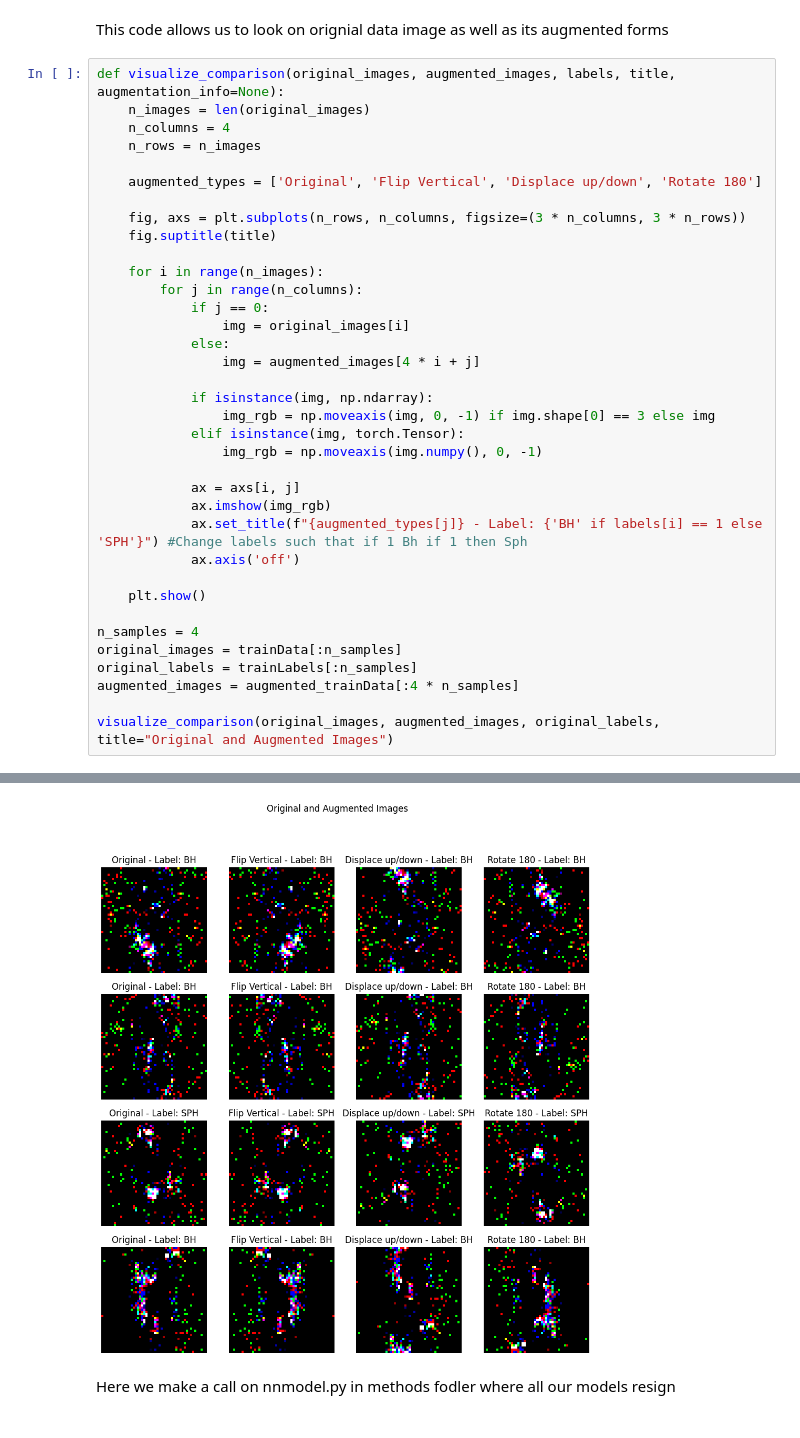
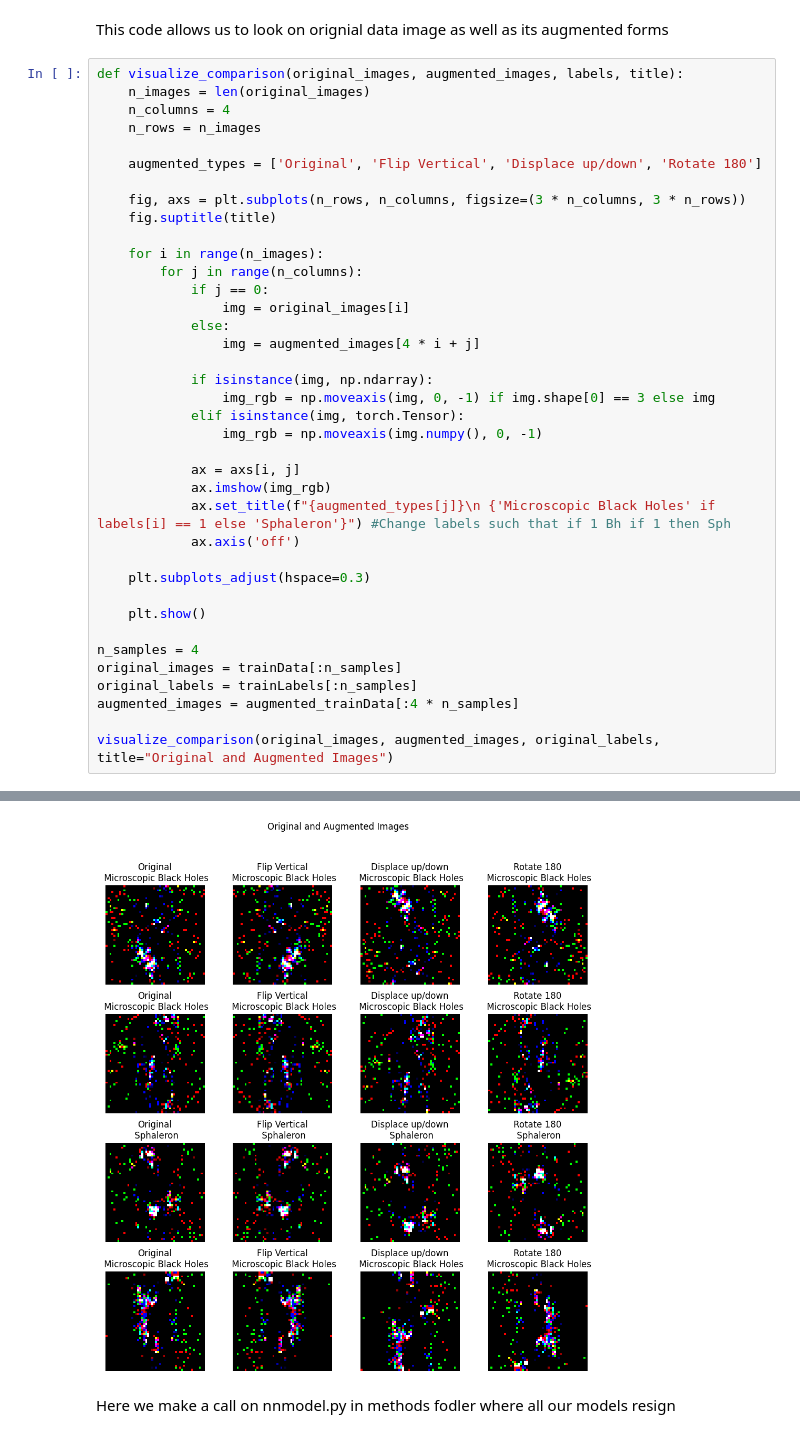
Before and after one commit to iRootTsar/Optimazing-klassification-of-ATLAS-detector-data--CERN-, a Jupyter notebook: notebooks/pyTorch/FinalCNNModRoll.ipynb, the cells around one changed output, grey strips where cells are left out. Saved outputs shown, nothing was run; the diff lists cells and outputs as text.

```diff
--- a/notebooks/pyTorch/FinalCNNModRoll.ipynb
+++ b/notebooks/pyTorch/FinalCNNModRoll.ipynb
@@ -114,7 +114,7 @@ testLoader = DataLoader(test, shuffle=True, batch_size=500)
 # %% [markdown]
 This code allows us to look on orignial data image as well as its augmented forms
 # %%
-def visualize_comparison(original_images, augmented_images, labels, title, augmentation_info=None):
+def visualize_comparison(original_images, augmented_images, labels, title):
     n_images = len(original_images)
     n_columns = 4
     n_rows = n_images
@@ -138,35 +138,37 @@ def visualize_comparison(original_images, augmented_images, labels, title, augme
 
             ax = axs[i, j]
             ax.imshow(img_rgb)
-            ax.set_title(f"{augmented_types[j]} - Label: {'BH' if labels[i] == 1 else 'SPH'}") #Change labels such that if 1 Bh if 1 then Sph
+            ax.set_title(f"{augmented_types[j]}\n {'Microscopic Black Holes' if labels[i] == 1 else 'Sphaleron'}") #Change labels such that if 1 Bh if 1 then Sph
             ax.axis('off')
+
+    plt.subplots_adjust(hspace=0.3)
 
     plt.show()
 
 n_samples = 4
 original_images = trainData[:n_samples]
 original_labels = trainLabels[:n_samples]
 augmented_images = augmented_trainData[:4 * n_samples]
 
 visualize_comparison(original_images, augmented_images, original_labels, title="Original and Augmented Images")
 # %% [output]
 Clipping input data to the valid range for imshow with RGB data ([0..1] for floats or [0..255] for integers).
 Clipping input data to the valid range for imshow with RGB data ([0..1] for floats or [0..255] for integers).
 Clipping input data to the valid range for imshow with RGB data ([0..1] for floats or [0..255] for integers).
 Clipping input data to the valid range for imshow with RGB data ([0..1] for floats or [0..255] for integers).
 Clipping input data to the valid range for imshow with RGB data ([0..1] for floats or [0..255] for integers).
 Clipping input data to the valid range for imshow with RGB data ([0..1] for floats or [0..255] for integers).
 Clipping input data to the valid range for imshow with RGB data ([0..1] for floats or [0..255] for integers).
 Clipping input data to the valid range for imshow with RGB data ([0..1] for floats or [0..255] for integers).
 Clipping input data to the valid range for imshow with RGB data ([0..1] for floats or [0..255] for integers).
 Clipping input data to the valid range for imshow with RGB data ([0..1] for floats or [0..255] for integers).
 Clipping input data to the valid range for imshow with RGB data ([0..1] for floats or [0..255] for integers).
 Clipping input data to the valid range for imshow with RGB data ([0..1] for floats or [0..255] for integers).
 Clipping input data to the valid range for imshow with RGB data ([0..1] for floats or [0..255] for integers).
 Clipping input data to the valid range for imshow with RGB data ([0..1] for floats or [0..255] for integers).
 Clipping input data to the valid range for imshow with RGB data ([0..1] for floats or [0..255] for integers).
 Clipping input data to the valid range for imshow with RGB data ([0..1] for floats or [0..255] for integers).
-[figure, old version]
+[figure, new version]
 # %% [markdown]
 Here we make a call on nnmodel.py in methods fodler where all our models resign
 # %%
```
Also changed, not shown: parts of 2 cells of this notebook, 2 other files.
